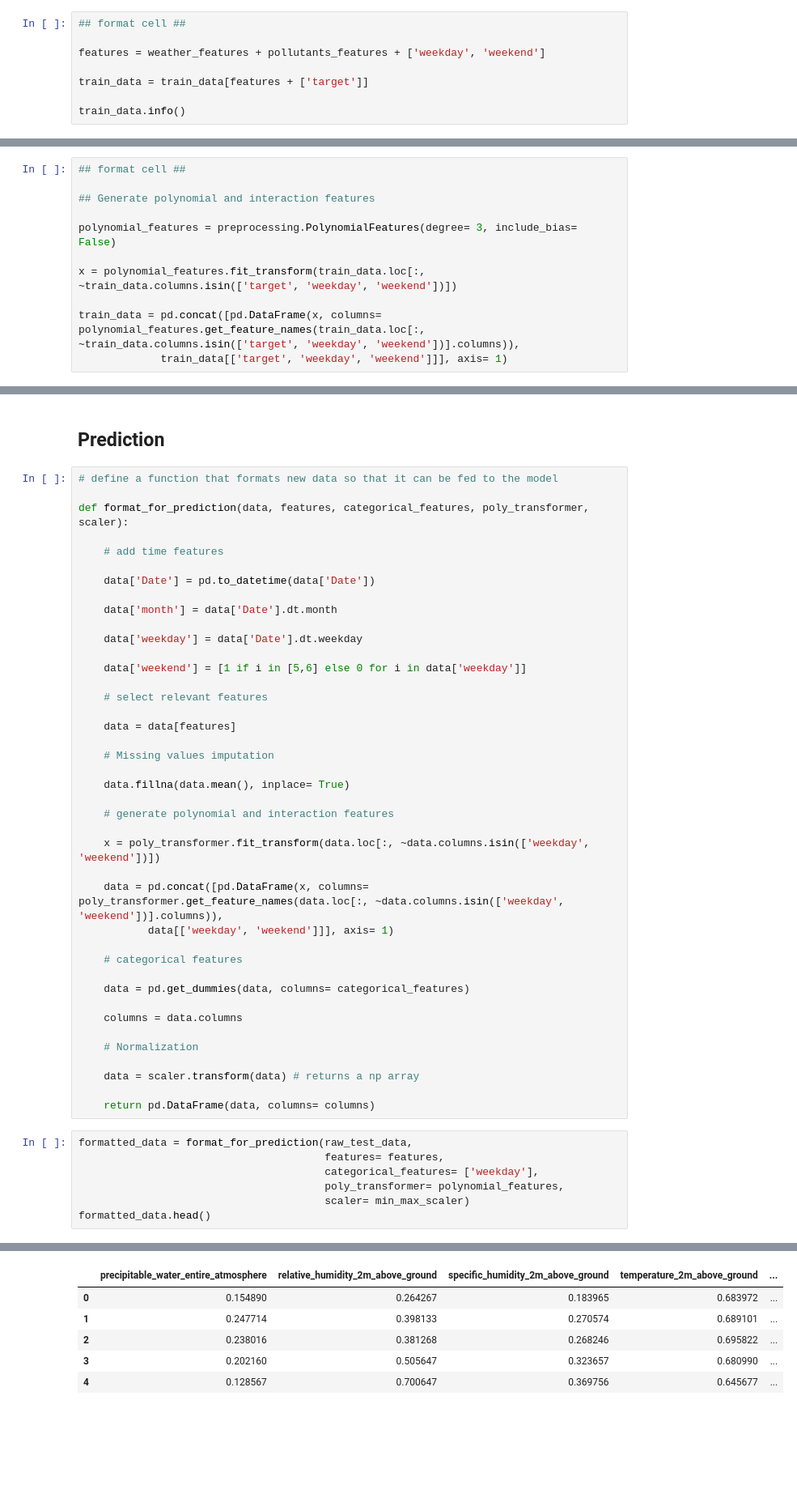
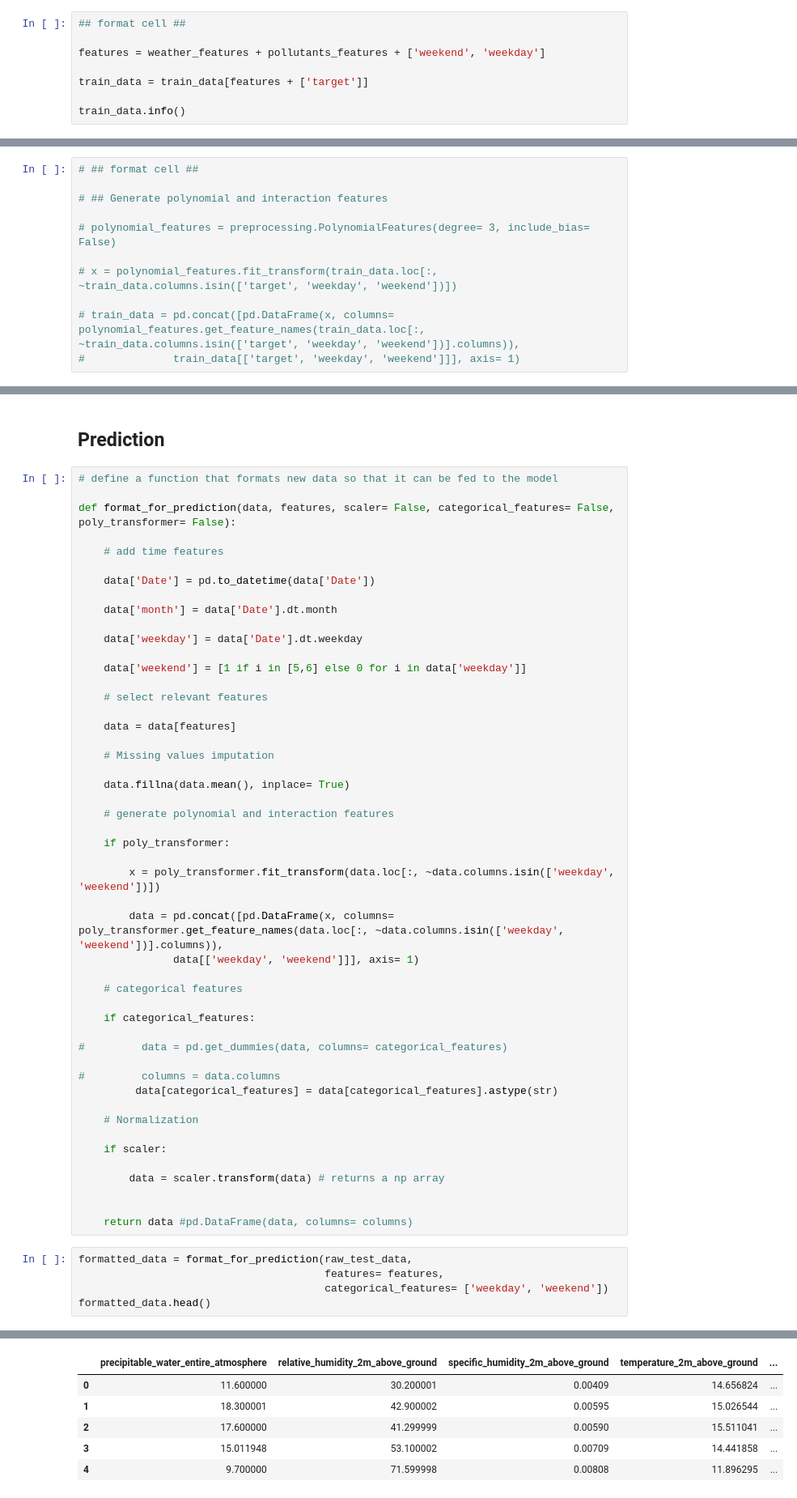
Before and after one commit to Mar-wn/Urban_Air_Pollution_Prediction, a Jupyter notebook: Urban Air Pollution Challenge.ipynb, the cells around one changed output, grey strips where cells are left out. Shown at 81% size. Saved outputs shown, nothing was run; the diff lists cells and outputs as text; blank space fills up the shorter version.

```diff
--- a/Urban Air Pollution Challenge.ipynb
+++ b/Urban Air Pollution Challenge.ipynb
@@ -253,7 +253,7 @@ from sklearn import preprocessing
 # %%
 ## format cell ##
 
-features = weather_features + pollutants_features + ['weekday', 'weekend']
+features = weather_features + pollutants_features + ['weekend', 'weekday']
 
 train_data = train_data[features + ['target']]
 
@@ -307,13 +307,13 @@ weekend                                            0
 target                                             0
 dtype: int64
 # %%
-## format cell ##
+# ## format cell ##
 
-## Generate polynomial and interaction features
+# ## Generate polynomial and interaction features
 
-polynomial_features = preprocessing.PolynomialFeatures(degree= 3, include_bias= False)
+# polynomial_features = preprocessing.PolynomialFeatures(degree= 3, include_bias= False)
 
-x = polynomial_features.fit_transform(train_data.loc[:, ~train_data.columns.isin(['target', 'weekday', 'weekend'])])
+# x = polynomial_features.fit_transform(train_data.loc[:, ~train_data.columns.isin(['target', 'weekday', 'weekend'])])
 
-train_data = pd.concat([pd.DataFrame(x, columns= polynomial_features.get_feature_names(train_data.loc[:, ~train_data.columns.isin(['target', 'weekday', 'weekend'])].columns)),
-             train_data[['target', 'weekday', 'weekend']]], axis= 1)
+# train_data = pd.concat([pd.DataFrame(x, columns= polynomial_features.get_feature_names(train_data.loc[:, ~train_data.columns.isin(['target', 'weekday', 'weekend'])].columns)),
+#              train_data[['target', 'weekday', 'weekend']]], axis= 1)
@@ -419,7 +454,7 @@ RMSE on validation data: 35.21378305994377
 # %%
 # define a function that formats new data so that it can be fed to the model
 
-def format_for_prediction(data, features, categorical_features, poly_transformer, scaler):
+def format_for_prediction(data, features, scaler= False, categorical_features= False, poly_transformer= False):
 
     # add time features
 
@@ -441,27 +476,33 @@ def format_for_prediction(data, features, categorical_features, poly_transformer
 
     # generate polynomial and interaction features
 
-    x = poly_transformer.fit_transform(data.loc[:, ~data.columns.isin(['weekday', 'weekend'])])
+    if poly_transformer:
 
-    data = pd.concat([pd.DataFrame(x, columns= poly_transformer.get_feature_names(data.loc[:, ~data.columns.isin(['weekday', 'weekend'])].columns)),
-           data[['weekday', 'weekend']]], axis= 1)
+        x = poly_transformer.fit_transform(data.loc[:, ~data.columns.isin(['weekday', 'weekend'])])
+
+        data = pd.concat([pd.DataFrame(x, columns= poly_transformer.get_feature_names(data.loc[:, ~data.columns.isin(['weekday', 'weekend'])].columns)),
+               data[['weekday', 'weekend']]], axis= 1)
 
     # categorical features
 
-    data = pd.get_dummies(data, columns= categorical_features)
+    if categorical_features:
 
-    columns = data.columns
+#         data = pd.get_dummies(data, columns= categorical_features)
+
+#         columns = data.columns
+         data[categorical_features] = data[categorical_features].astype(str)
 
     # Normalization
 
-    data = scaler.transform(data) # returns a np array
+    if scaler:
 
-    return pd.DataFrame(data, columns= columns)
+        data = scaler.transform(data) # returns a np array
+
+
+    return data #pd.DataFrame(data, columns= columns)
 # %%
 formatted_data = format_for_prediction(raw_test_data,
                                        features= features,
-                                       categorical_features= ['weekday'],
-                                       poly_transformer= polynomial_features,
-                                       scaler= min_max_scaler)
+                                       categorical_features= ['weekday', 'weekend'])
 formatted_data.head()
 # %% [output]
@@ -472,7 +509,7 @@ See the caveats in the documentation: https://pandas.pydata.org/pandas-docs/stab
 |  | precipitable_water_entire_atmosphere | relative_humidity_2m_above_ground | specific_humidity_2m_above_ground | temperature_2m_above_ground | ... |
-| 0 | 0.154890 | 0.264267 | 0.183965 | 0.683972 | ... |
-| 1 | 0.247714 | 0.398133 | 0.270574 | 0.689101 | ... |
-| 2 | 0.238016 | 0.381268 | 0.268246 | 0.695822 | ... |
-| 3 | 0.202160 | 0.505647 | 0.323657 | 0.680990 | ... |
-| 4 | 0.128567 | 0.700647 | 0.369756 | 0.645677 | ... |
+| 0 | 11.600000 | 30.200001 | 0.00409 | 14.656824 | ... |
+| 1 | 18.300001 | 42.900002 | 0.00595 | 15.026544 | ... |
+| 2 | 17.600000 | 41.299999 | 0.00590 | 15.511041 | ... |
+| 3 | 15.011948 | 53.100002 | 0.00709 | 14.441858 | ... |
+| 4 | 9.700000 | 71.599998 | 0.00808 | 11.896295 | ... |
 # %%
```
Also changed, not shown: parts of 15 cells of this notebook.
